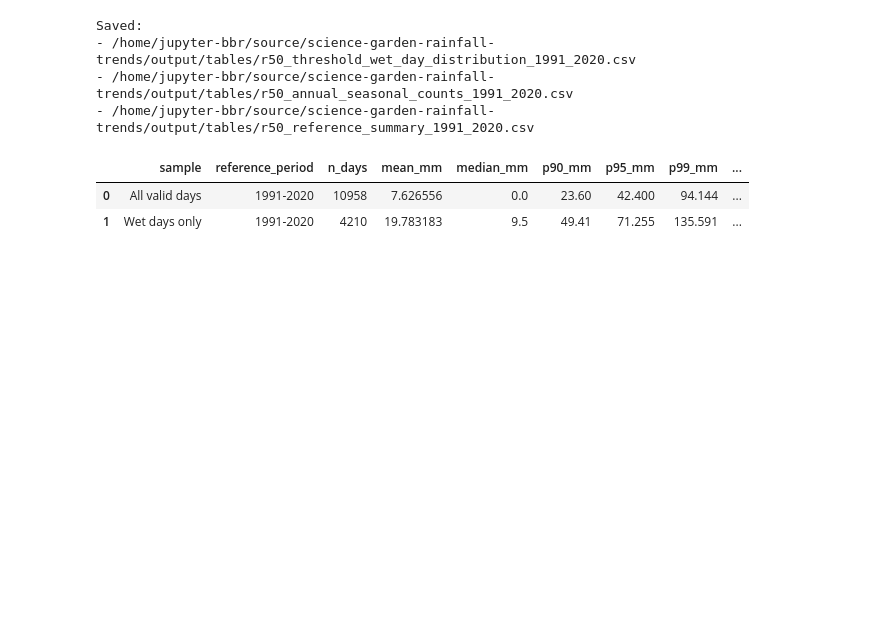
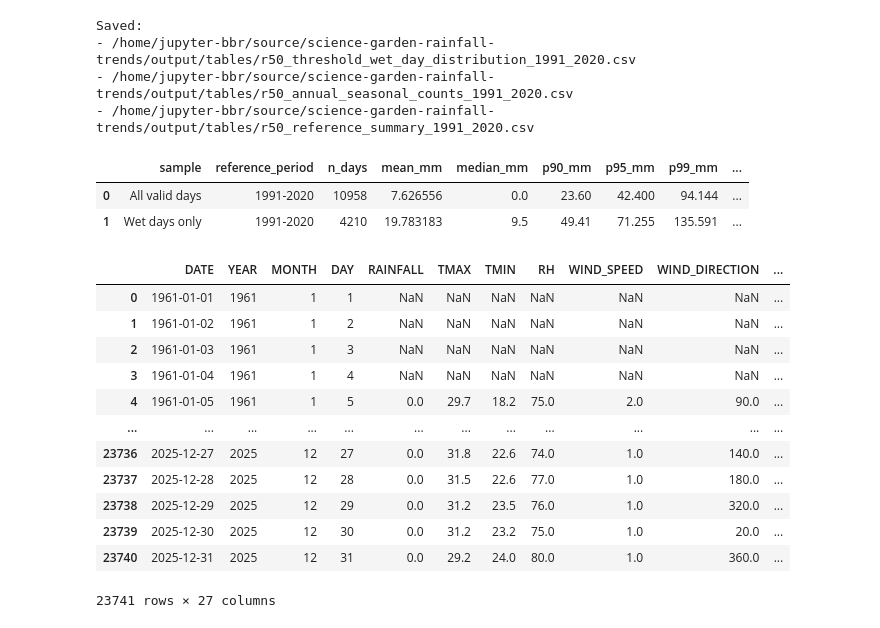
Before and after one commit to baracoma/science-garden-rainfall-trends, a Jupyter notebook: 02_analysis_and_figures.ipynb, the cells around one changed output. Saved outputs shown, nothing was run; the diff lists cells and outputs as text; code cells hidden in the pictures; blank space fills up the shorter version.

```diff
--- a/02_analysis_and_figures.ipynb
+++ b/02_analysis_and_figures.ipynb
@@ -252,6 +252,8 @@ Days with TC within 1000 km: 4,767
 | 3 | 1961-01-04 | 1961 | 1 | 4 | NaN | NaN | NaN | NaN | NaN | NaN | ... |
 | 4 | 1961-01-05 | 1961 | 1 | 5 | 0.0 | 29.7 | 18.2 | 75.0 | 2.0 | 90.0 | ... |
 5 rows × 27 columns
+# %%
+df_tccount = df.copy()
 # %%
 required_columns = [
     "DATE",
@@ -3822,6 +3824,22 @@ display(rainfall_percentile_summary)
 |  | sample | reference_period | n_days | mean_mm | median_mm | p90_mm | p95_mm | p99_mm | ... |
 | 0 | All valid days | 1991-2020 | 10958 | 7.626556 | 0.0 | 23.60 | 42.400 | 94.144 | ... |
 | 1 | Wet days only | 1991-2020 | 4210 | 19.783183 | 9.5 | 49.41 | 71.255 | 135.591 | ... |
+# %%
+df_tccount
+# %% [output]
+|  | DATE | YEAR | MONTH | DAY | RAINFALL | TMAX | TMIN | RH | WIND_SPEED | WIND_DIRECTION | ... |
+| 0 | 1961-01-01 | 1961 | 1 | 1 | NaN | NaN | NaN | NaN | NaN | NaN | ... |
+| 1 | 1961-01-02 | 1961 | 1 | 2 | NaN | NaN | NaN | NaN | NaN | NaN | ... |
+| 2 | 1961-01-03 | 1961 | 1 | 3 | NaN | NaN | NaN | NaN | NaN | NaN | ... |
+| 3 | 1961-01-04 | 1961 | 1 | 4 | NaN | NaN | NaN | NaN | NaN | NaN | ... |
+| 4 | 1961-01-05 | 1961 | 1 | 5 | 0.0 | 29.7 | 18.2 | 75.0 | 2.0 | 90.0 | ... |
+| ... | ... | ... | ... | ... | ... | ... | ... | ... | ... | ... | ... |
+| 23736 | 2025-12-27 | 2025 | 12 | 27 | 0.0 | 31.8 | 22.6 | 74.0 | 1.0 | 140.0 | ... |
+| 23737 | 2025-12-28 | 2025 | 12 | 28 | 0.0 | 31.5 | 22.6 | 77.0 | 1.0 | 180.0 | ... |
+| 23738 | 2025-12-29 | 2025 | 12 | 29 | 0.0 | 31.2 | 23.5 | 76.0 | 1.0 | 320.0 | ... |
+| 23739 | 2025-12-30 | 2025 | 12 | 30 | 0.0 | 31.2 | 23.2 | 75.0 | 1.0 | 20.0 | ... |
+| 23740 | 2025-12-31 | 2025 | 12 | 31 | 0.0 | 29.2 | 24.0 | 80.0 | 1.0 | 360.0 | ... |
+23741 rows × 27 columns
 # %%
 # ============================================================
 # Trend in annual number of days with a TC centre within 1000 km
```
Also changed, not shown: parts of 11 cells of this notebook.
